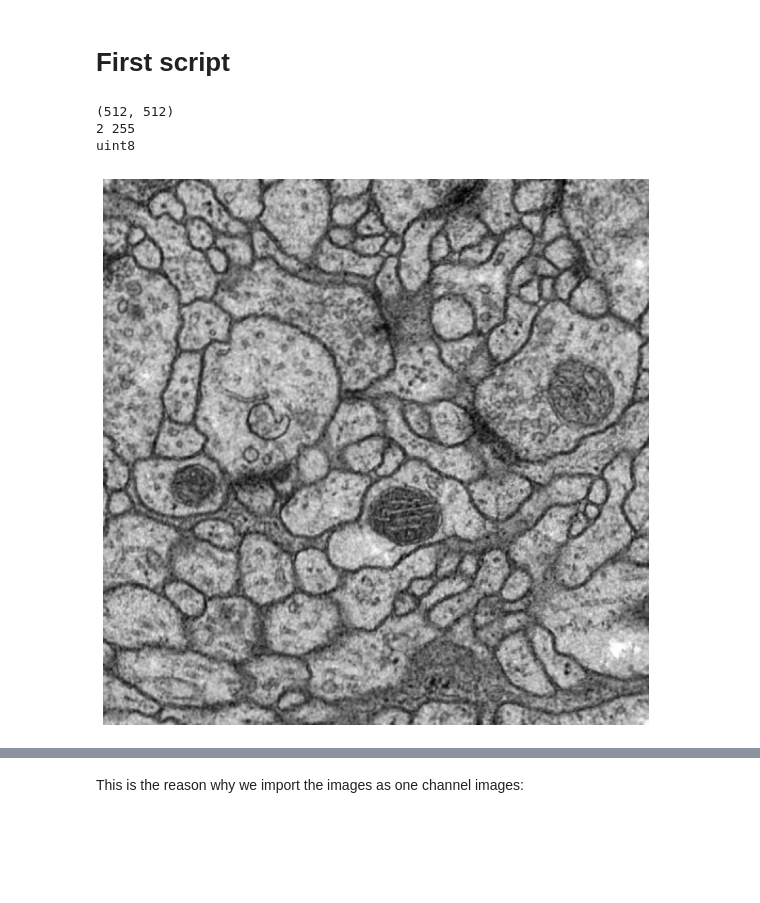
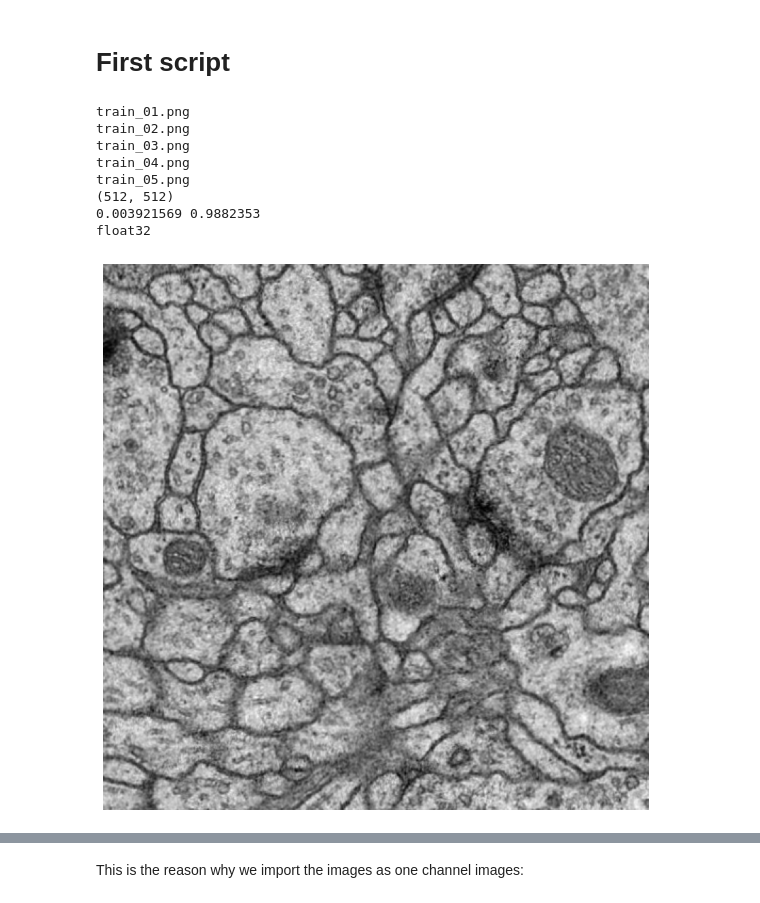
Before and after one commit to albapim/Advanced-Image-Analysis, a Jupyter notebook: final_project/first_script.ipynb, the cells around one changed output, grey strips where cells are left out. Cells and saved outputs as stored; diff of their text form; code cells hidden in the pictures; blank space fills up the shorter version.

```diff
--- a/final_project/first_script.ipynb
+++ b/final_project/first_script.ipynb
@@ -9,29 +9,37 @@ import pandas as pd
 # %%
 folder = 'data/train_images/'
 
 # read train_images
 def read_train_images(folder):
     images = []
-    for filename in os.listdir(folder):
+    for filename in sorted(os.listdir(folder)):
+        print(filename)
         img = cv2.imread(os.path.join(folder, filename), cv2.IMREAD_GRAYSCALE)
+        # normalize the image to [0, 1]
+        img = img.astype(np.float32) / 255.0
         images.append(img)
     return images
 
 images = read_train_images(folder)
 
 # show the first image
 print(images[0].shape)
 print(images[0].min(),images[0].max())
 print(images[0].dtype)
 plt.figure(figsize=(10, 10))
 plt.imshow(images[0], cmap = 'gray')
 plt.axis('off')
 plt.show()
 # %% [output]
+train_01.png
+train_02.png
+train_03.png
+train_04.png
+train_05.png
 (512, 512)
-2 255
-uint8
+0.003921569 0.9882353
+float32
-[figure, old version]
+[figure, new version]
 # %%
 folder = 'data/train_labels/'
 
```
Also changed, not shown: parts of 19 cells of this notebook.
